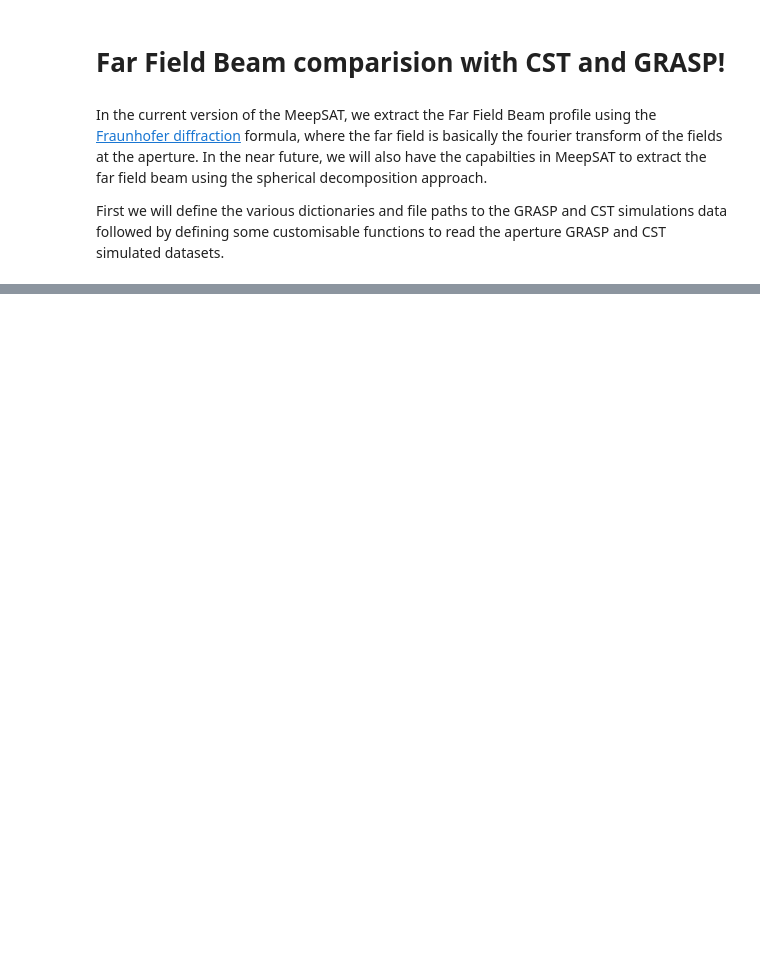
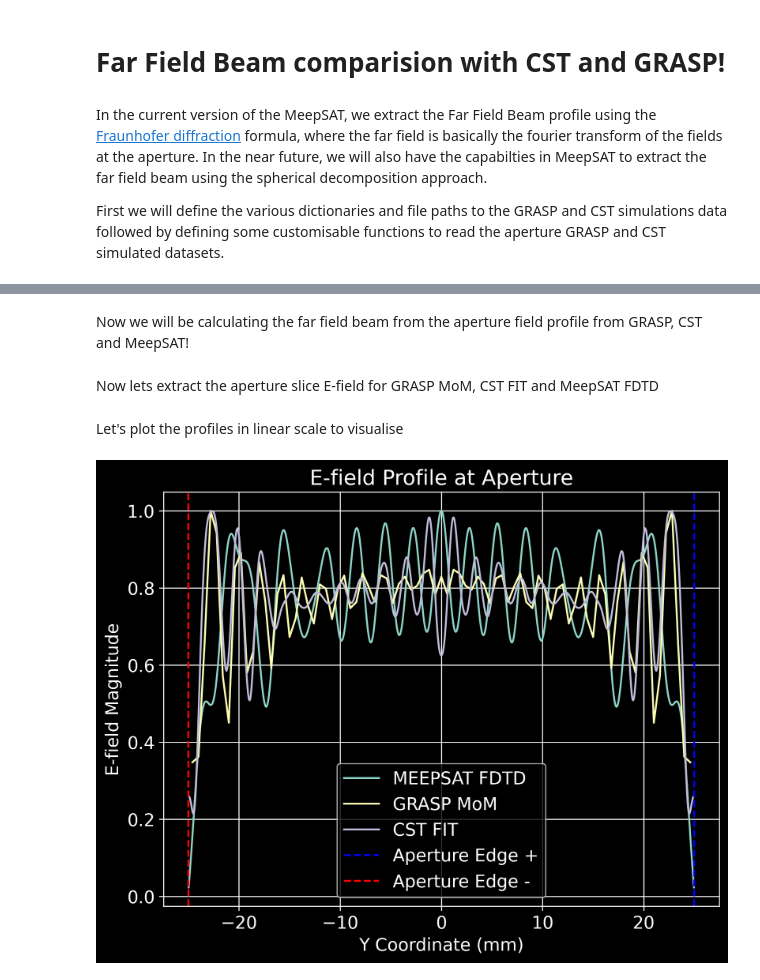
Before and after one commit to aa16oaslak/MeepSAT, a Jupyter notebook: examples/simple_single_lens_ARC.ipynb, the cells around one changed output, grey strips where cells are left out. Cells and saved outputs as stored; diff of their text form; code cells hidden in the pictures; blank space fills up the shorter version.

```diff
--- a/examples/simple_single_lens_ARC.ipynb
+++ b/examples/simple_single_lens_ARC.ipynb
@@ -496,8 +496,10 @@ for key in grasp_files:
 # Load all GRASP data
 grasp_aperture_data = {}
 grasp_farfield_data = {}
-freq_to_analyse = '150'
-
+freq_to_analyse = str(int(freq))
+c = 2.998e+11  # Speed of light in mm/s
+wvl_meep = c / (freq * 1e9)  # Wavelength in mm
+print(f"Frequency to analyse: {freq_to_analyse} GHz, corresponding wavelength: {wvl_meep:.2f} mm")
 
 for key, files in grasp_files.items():
     aperture_data = load_grasp_aperture_data(files['aperture'], freq_to_analyse)
@@ -569,0 +541,23 @@ plt.plot(grasp_PO_fft_dict['angle'], grasp_PO_fft_dict['power_dB'])#, label=gras
+# %% [markdown]
+Now we will be calculating the far field beam from the aperture field profile from GRASP, CST and MeepSAT!
+# %%
+"""
+zeropad controls the zero-padding applied to the aperture field
+before computing the far-field beam pattern using FFT (Fast Fourier Transform).
+
+Purpose:
+- Increases the frequency resolution in the far-field domain
+- Provides smoother interpolation of the far-field radiation pattern
+- Higher values give finer angular resolution but increase computation time
+
+How it works:
+The aperture field is padded with zeros to (original_length of efield * zeropad) points
+before FFT, effectively increasing the number of far-field angle samples.
+"""
+zeropad = 15
+
+# Aperture radius (in mm)
+# Defines the physical extent of the aperture used for far-field calculation
+aperture_radius = data["apertures"]["aperture1"]["diameter"]/2
+# %% [markdown]
+Now lets extract the aperture slice E-field for GRASP MoM, CST FIT and MeepSAT FDTD
@@ -569,0 +604,23 @@ plt.plot(grasp_PO_fft_dict['angle'], grasp_PO_fft_dict['power_dB'])#, label=gras
+# %% [markdown]
+Let's plot the profiles in linear scale to visualise
+# %%
+# Plot the efield profiles at the aperture for comparision
+plt.figure(figsize=(8, 6))
+
+# MeepSAT aperture slice (normalized)
+plt.plot(y_coords_meepsat, aperture_slice_meepsat, label='MEEPSAT FDTD')
+# GRASP MOM aperture slice (normalized)
+plt.plot(y_coords_grasp, aperture_slice_grasp_mom, label='GRASP MoM')
+# CST aperture slice (normalized)
+plt.plot(y_coords_cst, aperture_slice_cst, label='CST FIT')
+
+plt.axvline(x=aperture_radius, color='blue', linestyle='--', label='Aperture Edge +')
+plt.axvline(x=-aperture_radius, color='red', linestyle='--', label='Aperture Edge -')
+plt.title('E-field Profile at Aperture')
+plt.xlabel('Y Coordinate (mm)')
+plt.ylabel('E-field Magnitude')
+plt.grid()
+plt.legend()
+plt.show()
+# %% [output]
+[figure, added]
```
Also changed, not shown: parts of 14 cells of this notebook, 6 other files.
